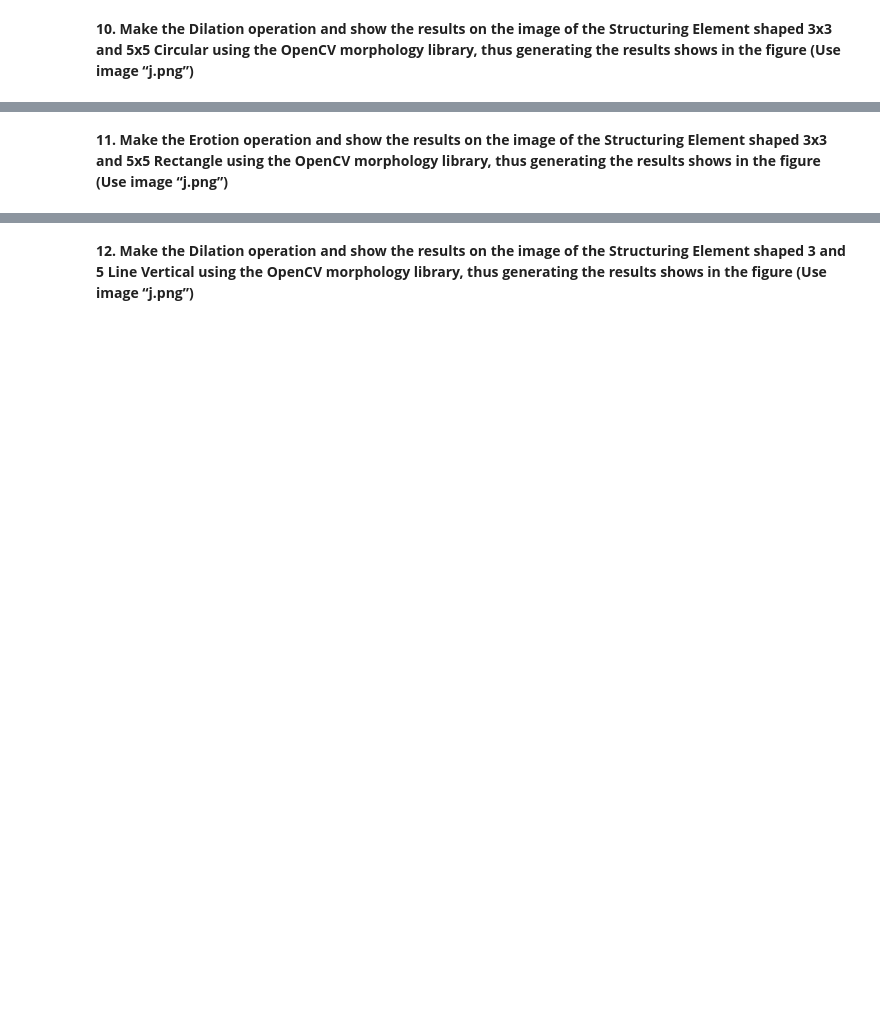
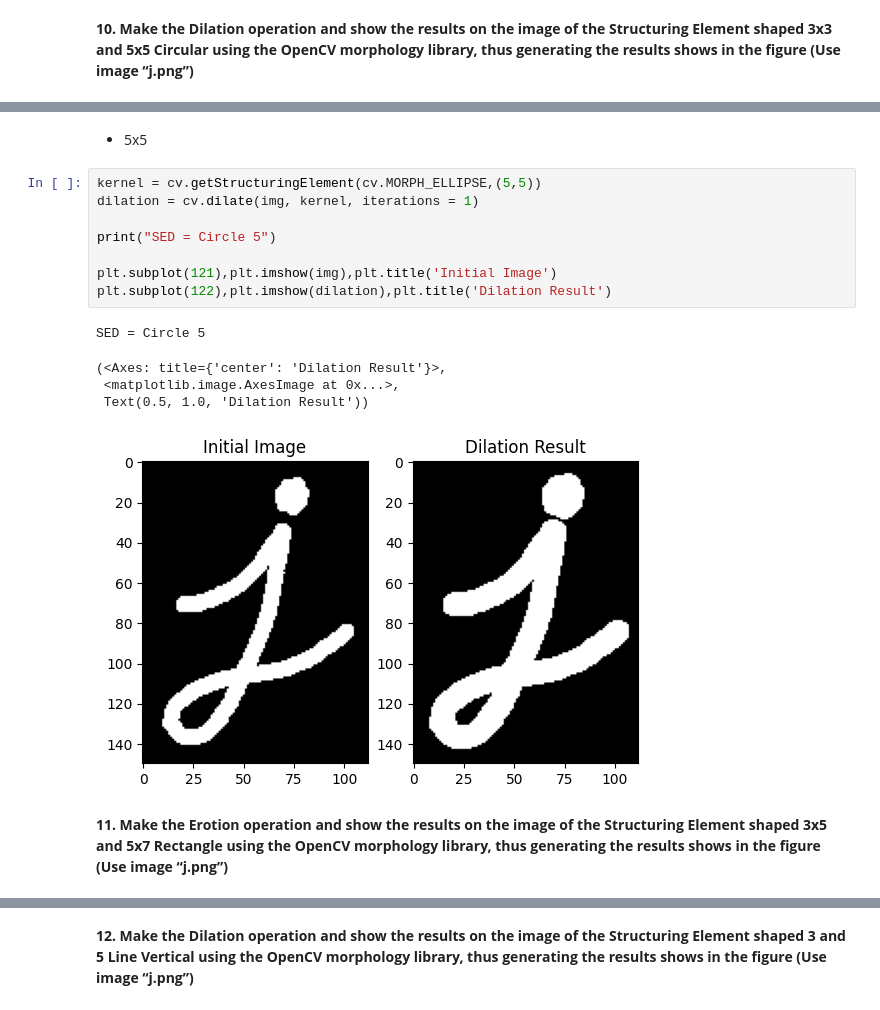
Before and after one commit to faradishaldina/Faradisha_PCVK, a Jupyter notebook: Jobsheet_9.ipynb, the cells around one changed output, grey strips where cells are left out. Drawn from its saved outputs; the diff is of its cells as text; blank space fills up the shorter version.

```diff
--- a/Jobsheet_9.ipynb
+++ b/Jobsheet_9.ipynb
@@ -141,4 +171,20 @@ generating the results shows in the figure (Use image “j.png”)**
+# %% [markdown]
+- 5x5
+# %%
+kernel = cv.getStructuringElement(cv.MORPH_ELLIPSE,(5,5))
+dilation = cv.dilate(img, kernel, iterations = 1)
+
+print("SED = Circle 5")
+
+plt.subplot(121),plt.imshow(img),plt.title('Initial Image')
+plt.subplot(122),plt.imshow(dilation),plt.title('Dilation Result')
+# %% [output]
+SED = Circle 5
+(<Axes: title={'center': 'Dilation Result'}>,
+ <matplotlib.image.AxesImage at 0x...>,
+ Text(0.5, 1.0, 'Dilation Result'))
+[figure, added]
 # %% [markdown]
 **11. Make the Erotion operation and show the results on the image of the Structuring
-Element shaped 3x3 and 5x5 Rectangle using the OpenCV morphology library, thus
+Element shaped 3x5 and 5x7 Rectangle using the OpenCV morphology library, thus
 generating the results shows in the figure (Use image “j.png”)**
```
Also changed, not shown: parts of 25 cells of this notebook.
